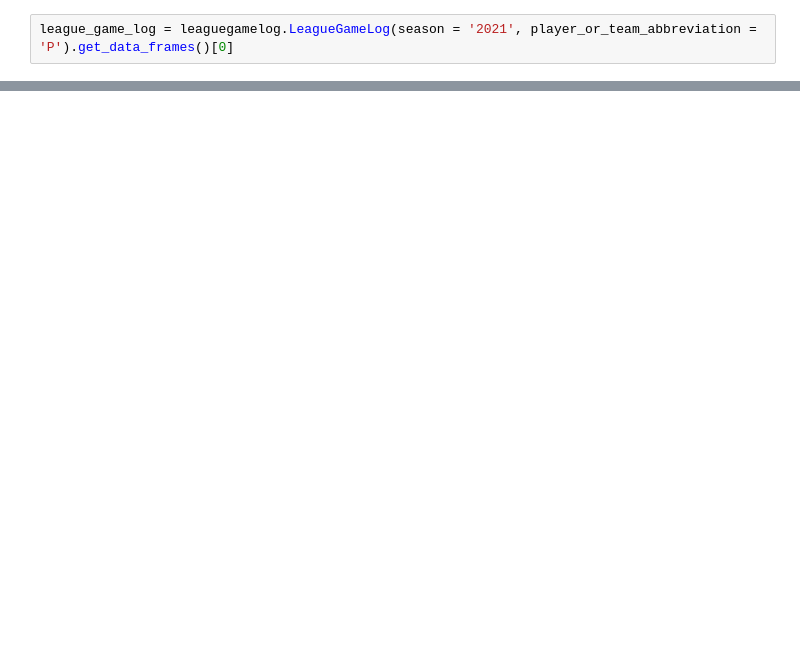
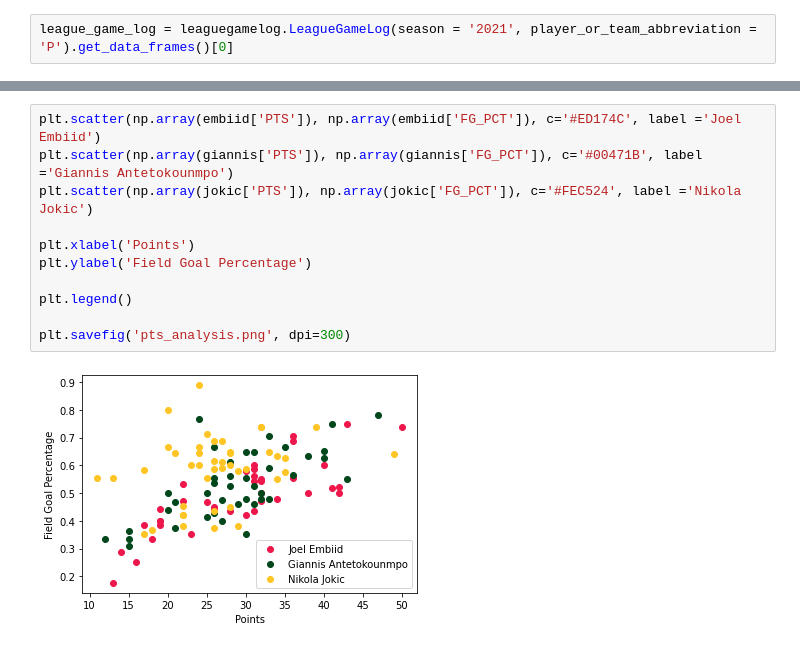
Before and after one commit to caiomelo22/nba-center-comparison, a Jupyter notebook: main.ipynb, the cells around one changed output, grey strips where cells are left out. Drawn from its saved outputs; the diff is of its cells as text; blank space fills up the shorter version.

Commit message:
Point analysis chart

```diff
--- a/main.ipynb
+++ b/main.ipynb
@@ -85,0 +87,13 @@ player_means.head()
+# %%
+plt.scatter(np.array(embiid['PTS']), np.array(embiid['FG_PCT']), c='#ED174C', label ='Joel Embiid')
+plt.scatter(np.array(giannis['PTS']), np.array(giannis['FG_PCT']), c='#00471B', label ='Giannis Antetokounmpo')
+plt.scatter(np.array(jokic['PTS']), np.array(jokic['FG_PCT']), c='#FEC524', label ='Nikola Jokic')
+
+plt.xlabel('Points')
+plt.ylabel('Field Goal Percentage')
+
+plt.legend()
+
+plt.savefig('pts_analysis.png', dpi=300)
+# %% [output]
+[figure, added]
```
Also changed, not shown: parts of 6 cells of this notebook, 1 other file.
